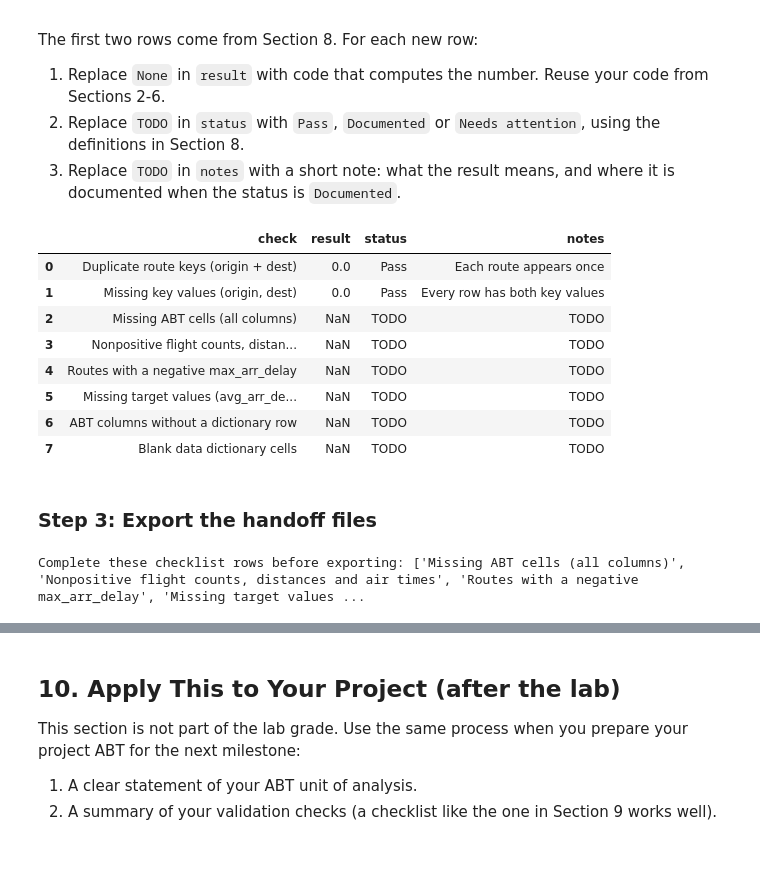
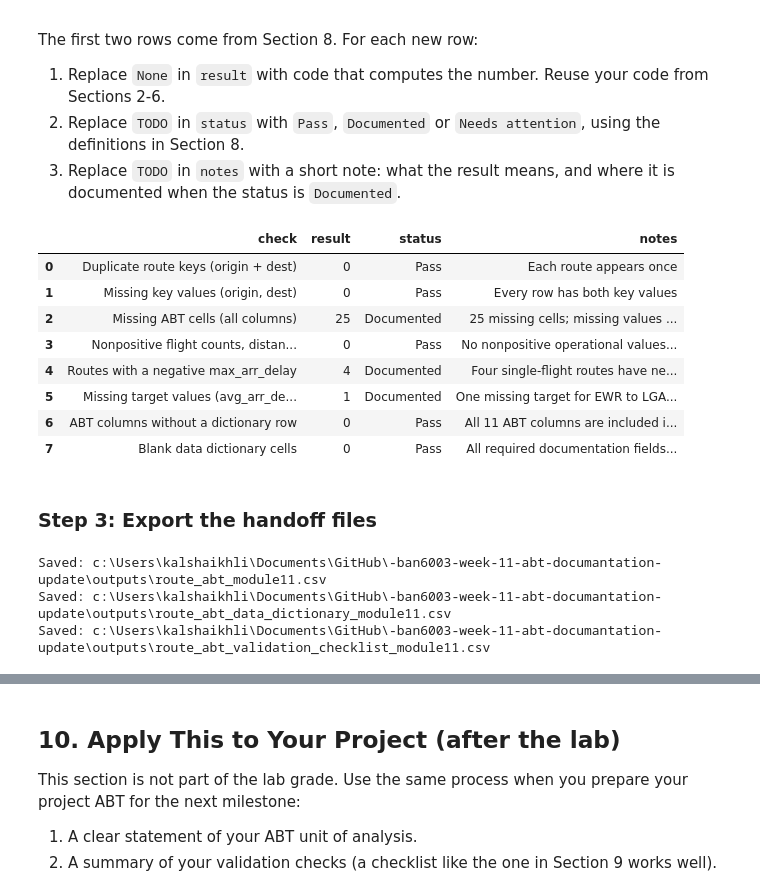
Before and after one commit to kalshaikhli/-ban6003-week-11-abt-documantation-update, a Jupyter notebook: notebooks/module11_abt_documentation_guided_lab.ipynb, the cells around one changed output, grey strips where cells are left out. Saved outputs shown, nothing was run; the diff lists cells and outputs as text; code cells hidden in the pictures; blank space fills up the shorter version.

Commit message:
Complete validation checklist and handoff package

```diff
--- a/notebooks/module11_abt_documentation_guided_lab.ipynb
+++ b/notebooks/module11_abt_documentation_guided_lab.ipynb
@@ -743,31 +743,75 @@ The first two rows come from Section 8. For each new row:
 # %%
 # Offline Assignment, step 2 - complete the validation checklist.
 # Hints:
 # - Missing ABT cells: .isna().sum().sum() on route_abt.
 # - Nonpositive values: add up the three Boolean checks from Section 4.
 # - Negative max_arr_delay: the condition from Your Turn 3, then .sum().
 # - ABT columns without a dictionary row: compare route_abt.columns with data_dictionary["column_name"].
 # - Blank dictionary cells: select doc_fields, .fillna(""), strip whitespace, compare to "", then sum twice.
+
+
 validation_checklist = pd.DataFrame(checklist_rows + [
-    {"check": "Missing ABT cells (all columns)", "result": None, "status": "TODO", "notes": "TODO"},
-    {"check": "Nonpositive flight counts, distances and air times", "result": None, "status": "TODO", "notes": "TODO"},
-    {"check": "Routes with a negative max_arr_delay", "result": None, "status": "TODO", "notes": "TODO"},
-    {"check": "Missing target values (avg_arr_delay)", "result": None, "status": "TODO", "notes": "TODO"},
-    {"check": "ABT columns without a dictionary row", "result": None, "status": "TODO", "notes": "TODO"},
-    {"check": "Blank data dictionary cells", "result": None, "status": "TODO", "notes": "TODO"},
+    {
+        "check": "Missing ABT cells (all columns)",
+        "result": route_abt.isna().sum().sum(),
+        "status": "Documented",
+        "notes": "25 missing cells; missing values explained in the data dictionary"
+    },
+    {
+        "check": "Nonpositive flight counts, distances and air times",
+        "result": (
+            (route_abt["flight_count"] <= 0).sum()
+            + (route_abt["avg_distance"] <= 0).sum()
+            + (route_abt["avg_air_time"] <= 0).sum()
+        ),
+        "status": "Pass",
+        "notes": "No nonpositive operational values found"
+    },
+    {
+        "check": "Routes with a negative max_arr_delay",
+        "result": (route_abt["max_arr_delay"] < 0).sum(),
+        "status": "Documented",
+        "notes": "Four single-flight routes have negative maximum delays; documented in the data dictionary"
+    },
+    {
+        "check": "Missing target values (avg_arr_delay)",
+        "result": route_abt["avg_arr_delay"].isna().sum(),
+        "status": "Documented",
+        "notes": "One missing target for EWR to LGA; its only flight was cancelled"
+    },
+    {
+        "check": "ABT columns without a dictionary row",
+        "result": (~route_abt.columns.isin(data_dictionary["column_name"])).sum(),
+        "status": "Pass",
+        "notes": "All 11 ABT columns are included in the data dictionary"
+    },
+    {
+        "check": "Blank data dictionary cells",
+        "result": (
+            data_dictionary[doc_fields]
+            .fillna("")
+            .astype(str)
+            .apply(lambda col: col.str.strip())
+            .eq("")
+            .sum()
+            .sum()
+        ),
+        "status": "Pass",
+        "notes": "All required documentation fields are completed"
+    },
 ])
 
 validation_checklist
 # %% [output]
 |  | check | result | status | notes |
-| 0 | Duplicate route keys (origin + dest) | 0.0 | Pass | Each route appears once |
-| 1 | Missing key values (origin, dest) | 0.0 | Pass | Every row has both key values |
-| 2 | Missing ABT cells (all columns) | NaN | TODO | TODO |
-| 3 | Nonpositive flight counts, distan... | NaN | TODO | TODO |
-| 4 | Routes with a negative max_arr_delay | NaN | TODO | TODO |
-| 5 | Missing target values (avg_arr_de... | NaN | TODO | TODO |
-| 6 | ABT columns without a dictionary row | NaN | TODO | TODO |
-| 7 | Blank data dictionary cells | NaN | TODO | TODO |
+| 0 | Duplicate route keys (origin + dest) | 0 | Pass | Each route appears once |
+| 1 | Missing key values (origin, dest) | 0 | Pass | Every row has both key values |
+| 2 | Missing ABT cells (all columns) | 25 | Documented | 25 missing cells; missing values ... |
+| 3 | Nonpositive flight counts, distan... | 0 | Pass | No nonpositive operational values... |
+| 4 | Routes with a negative max_arr_delay | 4 | Documented | Four single-flight routes have ne... |
+| 5 | Missing target values (avg_arr_de... | 1 | Documented | One missing target for EWR to LGA... |
+| 6 | ABT columns without a dictionary row | 0 | Pass | All 11 ABT columns are included i... |
+| 7 | Blank data dictionary cells | 0 | Pass | All required documentation fields... |
 # %% [markdown]
 ### Step 3: Export the handoff files
 # %%
@@ -785,7 +829,9 @@ else:
         table.to_csv(output_dir / file_name, index=False)
         print("Saved:", output_dir / file_name)
 # %% [output]
-Complete these checklist rows before exporting: ['Missing ABT cells (all columns)', 'Nonpositive flight counts, distances and air times', 'Routes with a negative max_arr_delay', 'Missing target values ...
+Saved: c:\Users\kalshaikhli\Documents\GitHub\-ban6003-week-11-abt-documantation-update\outputs\route_abt_module11.csv
+Saved: c:\Users\kalshaikhli\Documents\GitHub\-ban6003-week-11-abt-documantation-update\outputs\route_abt_data_dictionary_module11.csv
+Saved: c:\Users\kalshaikhli\Documents\GitHub\-ban6003-week-11-abt-documantation-update\outputs\route_abt_validation_checklist_module11.csv
 # %% [markdown]
 ### Step 4: Handoff Decision
 
```
Also changed, not shown: parts of 1 cell of this notebook, 3 other files.
